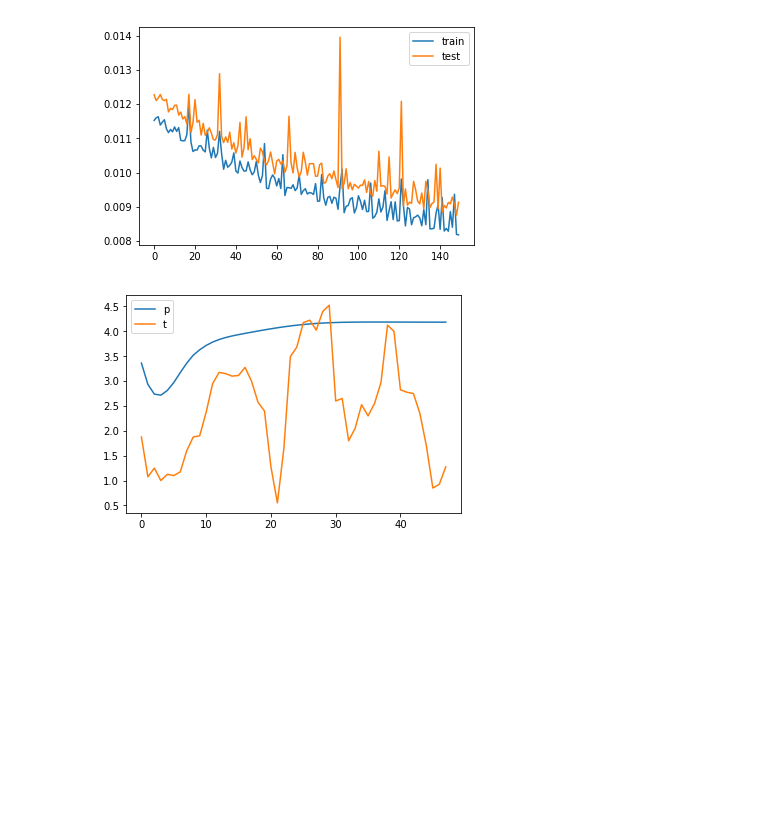
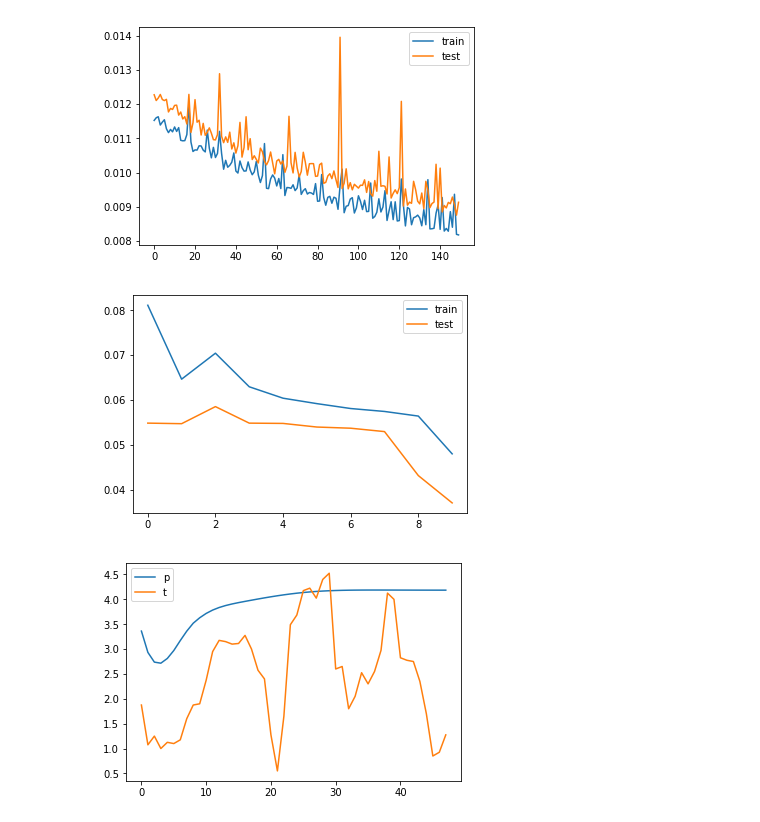
Before and after one commit to leobix/safi, a Jupyter notebook: safi_project_processing_RNN.ipynb, the cells around one changed output. Drawn from its saved outputs; the diff is of its cells as text; code cells hidden in the pictures; blank space fills up the shorter version.

```diff
--- a/safi_project_processing_RNN.ipynb
+++ b/safi_project_processing_RNN.ipynb
@@ -180,4 +180,6 @@ X_train, X_test, y_train, y_test, y_unscaled, sc_X, sc_y = scale_data_RNN(steps_
 n_features = X_train.shape[2]
 y_unscaled = y_unscaled.transpose(0,2,1)
 # %%
-X_train2, X_test2, y_train2, y_test2, y_unscaled2, sc_X2, sc_y2 = scale_data_RNN(steps_in, steps_out, df, test_size=0.1)
+steps_in = 48
+steps_out = 48
+X_train2, X_test2, y_train2, y_test2, y_unscaled2, sc_X2, sc_y2 = scale_data_RNN(steps_in, steps_out, df, test_size=0.15)
@@ -193,10 +207,10 @@ model.compile(optimizer='adam', loss='mse')
 # %%
 model2 = Sequential()
 model2.add(LSTM(64, activation='relu', input_shape=(steps_in, n_features)))
-model.add(Dropout(0.5))
+model2.add(Dropout(0.5))
 model2.add(RepeatVector(steps_out))
 model2.add(LSTM(64, activation='relu', return_sequences=True))
-model.add(Dropout(0.5))
+model2.add(Dropout(0.5))
 model2.add(TimeDistributed(Dense(3)))#, activation='softmax')))
-opt = Adam(learning_rate=0.1)
+opt = Adam(learning_rate=0.001)
 model2.compile(optimizer=opt, loss='mse')
@@ -203,3 +219,3 @@ model2.compile(optimizer=opt, loss='mse')
 # %%
-history = model2.fit(X_train2, y_train2, epochs=50, batch_size=64, validation_data=(X_test2, y_test2), verbose=2, shuffle=True)
+history = model3.fit(X_train2, y_train2, epochs=10, batch_size=64, validation_data=(X_test2, y_test2), verbose=2, shuffle=True)
 # %% [output]
@@ -223,5 +239,5 @@ Epoch 50/50
 # %%
-history = model.fit(X_train, y_train, epochs=150, batch_size=72, validation_data=(X_test, y_test), verbose=2, shuffle=True)
+history = model2.fit(X_train, y_train, epochs=150, batch_size=72, validation_data=(X_test, y_test), verbose=2, shuffle=True)
 
 # plot history
 plt.plot(history.history['loss'], label='train')
@@ -247,6 +263,13 @@ Epoch 149/150
 Epoch 150/150
 30374/30374 - 25s - loss: 0.0082 - val_loss: 0.0091
 [figure]
+# %%
+plt.plot(history.history['loss'], label='train')
+plt.plot(history.history['val_loss'], label='test')
+plt.legend()
+plt.show()
+# %% [output]
+[figure, added]
 # %%
 def get_true_y(model, X_test):
     y_hat = model.predict(X_test)
```
Also changed, not shown: parts of 3 cells of this notebook, 2 other files.
